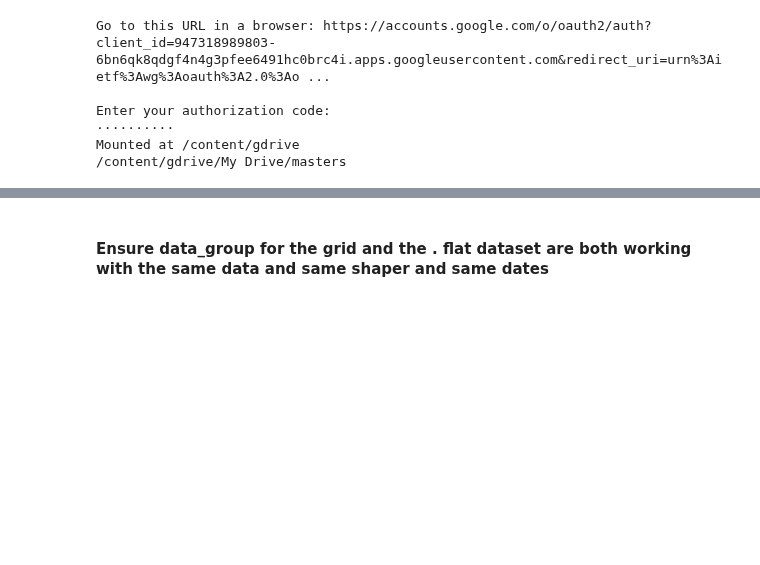
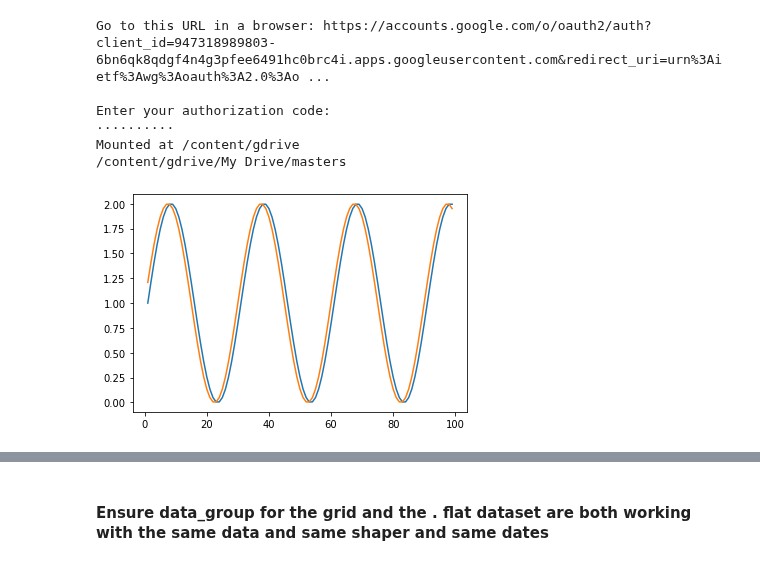
Before and after one commit to bernsblack/masters, a Jupyter notebook: notebook.ipynb, the cells around one changed output, grey strips where cells are left out. Drawn from its saved outputs; the diff is of its cells as text; code cells hidden in the pictures; blank space fills up the shorter version.

```diff
--- a/notebook.ipynb
+++ b/notebook.ipynb
@@ -46,0 +71,18 @@ from models.baseline_models import ExponentialMovingAverage, UniformMovingAverag
+# %%
+x = np.arange(100)
+y = 1+ np.sin(2*np.pi*x/30) #+ np.sin(2*np.pi*x/100)
+t = np.copy(y)
+t = t[1:]
+y = y[:-1]
+x = x[1:]
+plt.plot(x,y)
+plt.plot(x,t)
+
+y = np.expand_dims(y,-1)
+y = np.expand_dims(y,-1)
+
+
+t = np.expand_dims(t,-1)
+t = np.expand_dims(t,-1)
+# %% [output]
+[figure, added]
```
Also changed, not shown: parts of 14 cells of this notebook, 8 other files.
